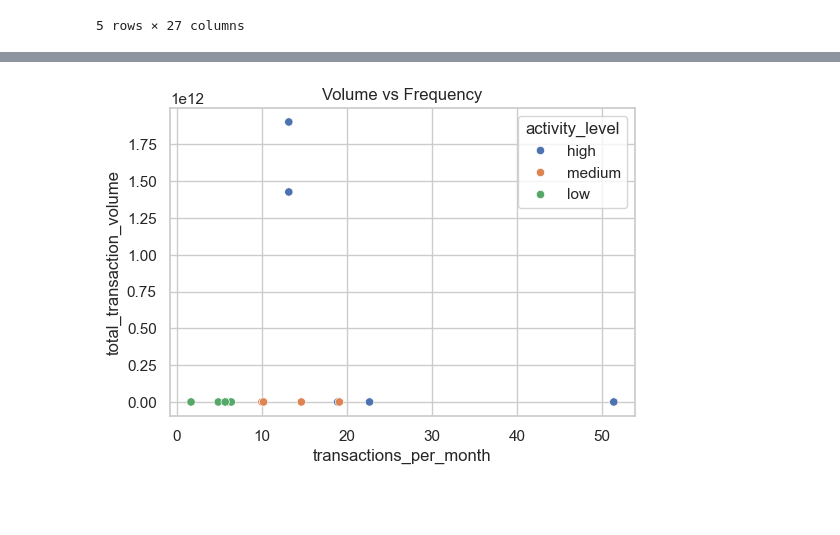
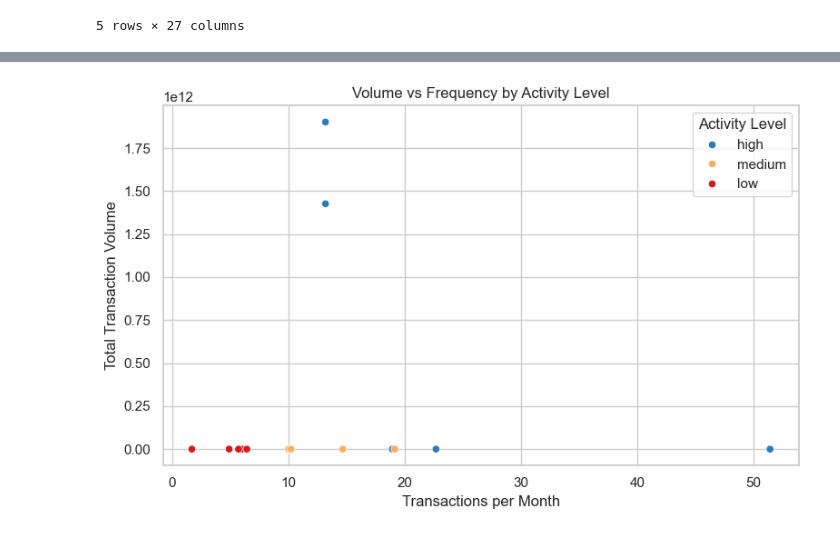
Before and after one commit to Phineas-bot/Final-data-sc, a Jupyter notebook: project/submission/DataScience_Final_GroupA_TeamGamma/3_EDA/eda_notebook.ipynb, the cells around one changed output, grey strips where cells are left out. Cells and saved outputs as stored; diff of their text form; code cells hidden in the pictures; blank space fills up the shorter version.

```diff
--- a/project/submission/DataScience_Final_GroupA_TeamGamma/3_EDA/eda_notebook.ipynb
+++ b/project/submission/DataScience_Final_GroupA_TeamGamma/3_EDA/eda_notebook.ipynb
@@ -49,8 +86,13 @@ plt.show()
 # %%
-plt.figure(figsize=(6, 4))
-sns.scatterplot(data=features, x='transactions_per_month', y='total_transaction_volume', hue='activity_level')
-plt.title('Volume vs Frequency')
+# Compare transaction volume and frequency across activity segments.
+plt.figure(figsize=(8, 5))
+sns.scatterplot(data=features, x='transactions_per_month', y='total_transaction_volume', hue='activity_level', palette=['#2c7bb6', '#fdae61', '#d7191c'])
+plt.title('Volume vs Frequency by Activity Level')
+plt.xlabel('Transactions per Month')
+plt.ylabel('Total Transaction Volume')
+plt.legend(title='Activity Level')
+plt.tight_layout()
 plt.savefig('volume_vs_frequency.png', dpi=300, bbox_inches='tight')
 plt.show()
 # %% [output]
-[figure, old version]
+[figure, new version]
```
Also changed, not shown: parts of 16 cells of this notebook, 36 other files.
